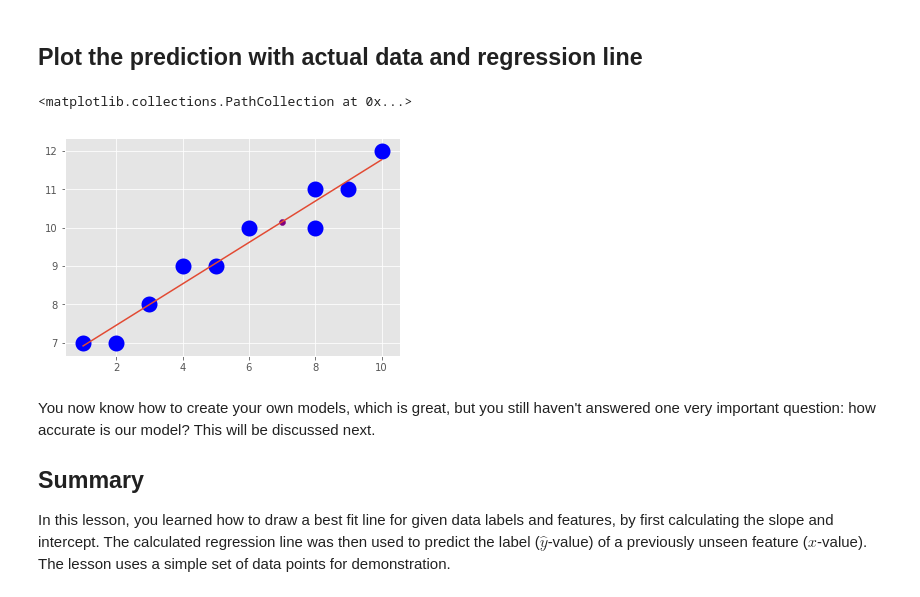
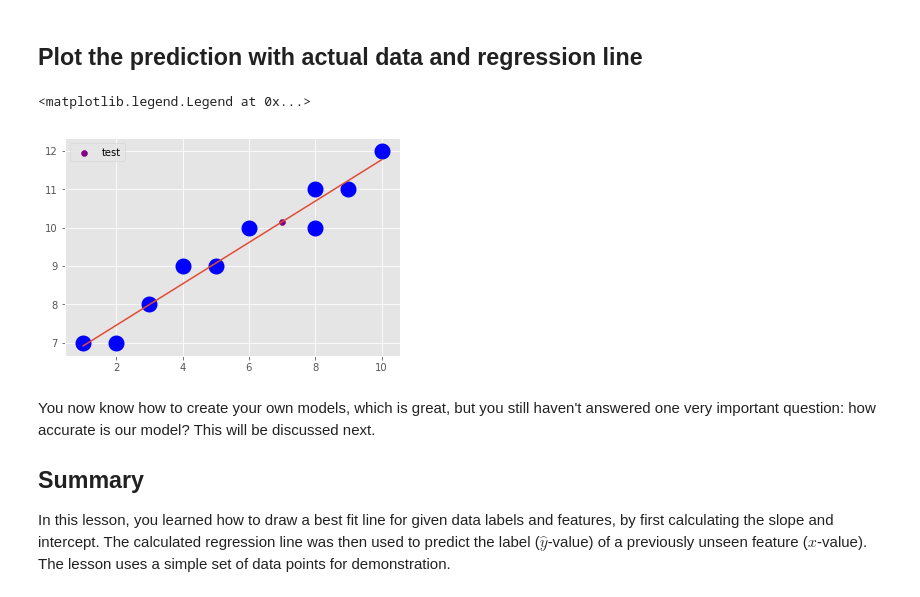
Before and after one commit to jmt0221/dsc-simple-linear-regression-lab-nyc-ds-082619, a Jupyter notebook: index.ipynb, the cells around one changed output. Saved outputs shown, nothing was run; the diff lists cells and outputs as text; code cells hidden in the pictures.

```diff
--- a/index.ipynb
+++ b/index.ipynb
@@ -161,11 +161,12 @@ y_predicted
 # %%
 # Plot as above and show the predicted value
 plt.plot(X,regression_line)
-plt.scatter(x_new, y_predicted,color='purple')
+plt.scatter(x_new, y_predicted,color='purple',label='test')
 plt.scatter(X,Y,lw=10,c='blue')
+plt.legend()
 # %% [output]
-<matplotlib.collections.PathCollection at 0x...>
+<matplotlib.legend.Legend at 0x...>
-[figure, old version]
+[figure, new version]
 # %% [markdown]
 You now know how to create your own models, which is great, but you still haven't answered one very important question: how accurate is our model? This will be discussed next.
 
```
